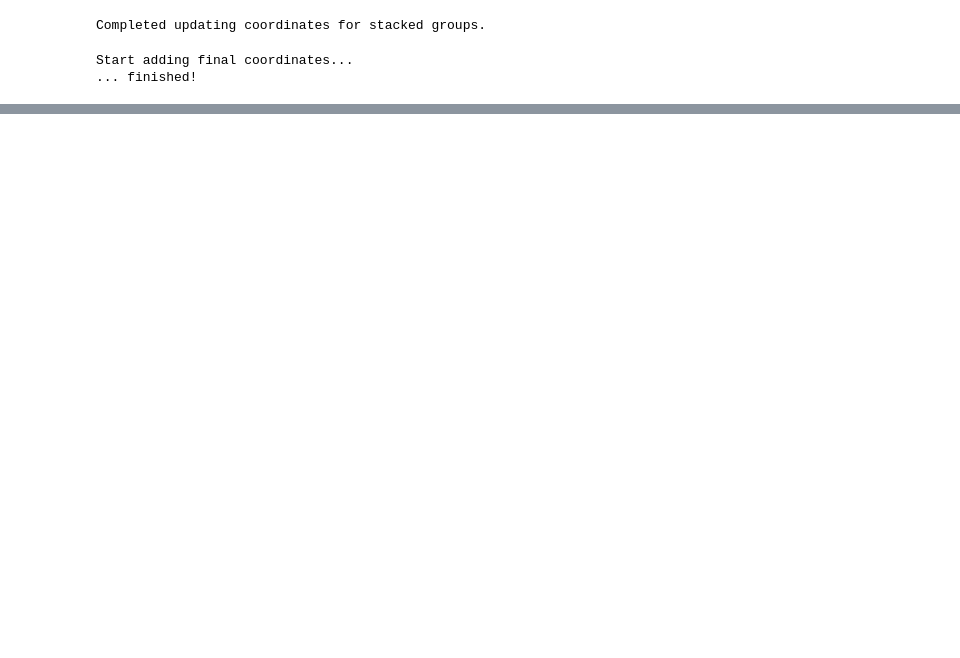
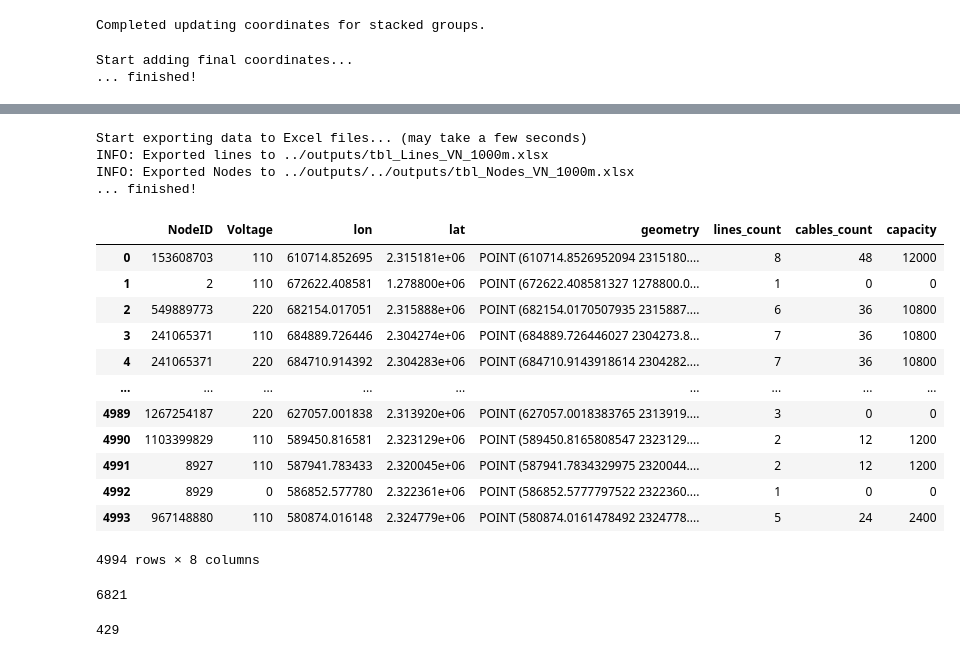
Before and after one commit to Mengqi-Ye/PowerFlowCascade, a Jupyter notebook: notebooks/2_power_grid_simplification.ipynb, the cells around one changed output, grey strips where cells are left out. Saved outputs shown, nothing was run; the diff lists cells and outputs as text; code cells hidden in the pictures; blank space fills up the shorter version.

```diff
--- a/notebooks/2_power_grid_simplification.ipynb
+++ b/notebooks/2_power_grid_simplification.ipynb
@@ -325,0 +273,12 @@ INFO: Exported Nodes to ../outputs/tbl_Nodes_VN.xlsx
+# %%
+data_cloned_way = data_cloned_way.fillna(0)
+
+export_to_excel(data_cloned_way, output_dir, buffer_distance)
+# %% [output]
+Start exporting data to Excel files... (may take a few seconds)
+INFO: Exported lines to ../outputs/tbl_Lines_VN_1000m.xlsx
+INFO: Exported Nodes to ../outputs/../outputs/tbl_Nodes_VN_1000m.xlsx
+... finished!
+# %%
+nodes_df = pd.read_excel('../outputs/tbl_Nodes_VN_1000m.xlsx')
+lines_df = pd.read_excel('../outputs/tbl_Lines_VN_1000m.xlsx')
@@ -325,0 +331,24 @@ INFO: Exported Nodes to ../outputs/tbl_Nodes_VN.xlsx
+# %%
+nodes_df
+# %% [output]
+|  | NodeID | Voltage | lon | lat | geometry | lines_count | cables_count | capacity |
+| 0 | 153608703 | 110 | 610714.852695 | 2.315181e+06 | POINT (610714.8526952094 2315180.... | 8 | 48 | 12000 |
+| 1 | 2 | 110 | 672622.408581 | 1.278800e+06 | POINT (672622.408581327 1278800.0... | 1 | 0 | 0 |
+| 2 | 549889773 | 220 | 682154.017051 | 2.315888e+06 | POINT (682154.0170507935 2315887.... | 6 | 36 | 10800 |
+| 3 | 241065371 | 110 | 684889.726446 | 2.304274e+06 | POINT (684889.726446027 2304273.8... | 7 | 36 | 10800 |
+| 4 | 241065371 | 220 | 684710.914392 | 2.304283e+06 | POINT (684710.9143918614 2304282.... | 7 | 36 | 10800 |
+| ... | ... | ... | ... | ... | ... | ... | ... | ... |
+| 4989 | 1267254187 | 220 | 627057.001838 | 2.313920e+06 | POINT (627057.0018383765 2313919.... | 3 | 0 | 0 |
+| 4990 | 1103399829 | 110 | 589450.816581 | 2.323129e+06 | POINT (589450.8165808547 2323129.... | 2 | 12 | 1200 |
+| 4991 | 8927 | 110 | 587941.783433 | 2.320045e+06 | POINT (587941.7834329975 2320044.... | 2 | 12 | 1200 |
+| 4992 | 8929 | 0 | 586852.577780 | 2.322361e+06 | POINT (586852.5777797522 2322360.... | 1 | 0 | 0 |
+| 4993 | 967148880 | 110 | 580874.016148 | 2.324779e+06 | POINT (580874.0161478492 2324778.... | 5 | 24 | 2400 |
+4994 rows × 8 columns
+# %%
+len(lines_df)
+# %% [output]
+6821
+# %%
+len(lines_df[lines_df["Voltage"] == 0])
+# %% [output]
+429
```
Also changed, not shown: parts of 42 cells of this notebook, 17 other files.
